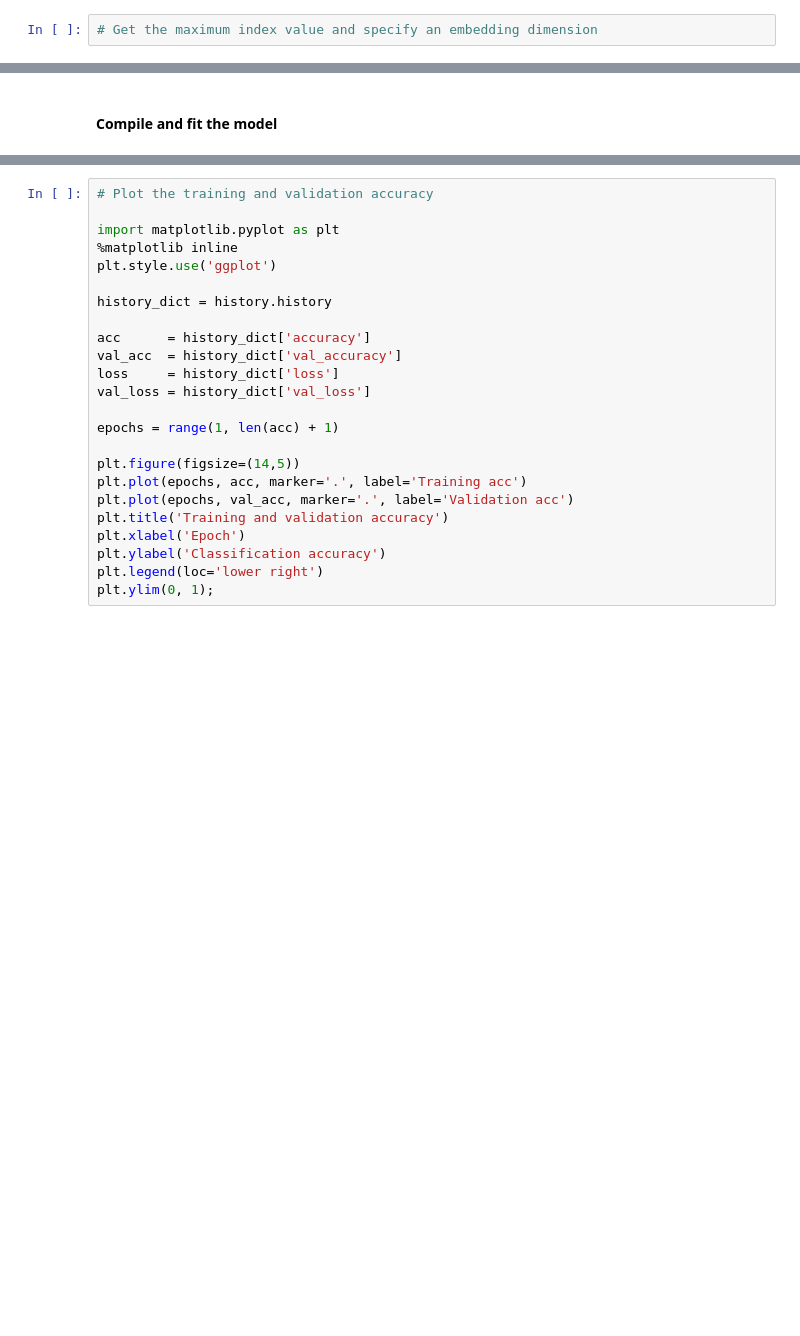
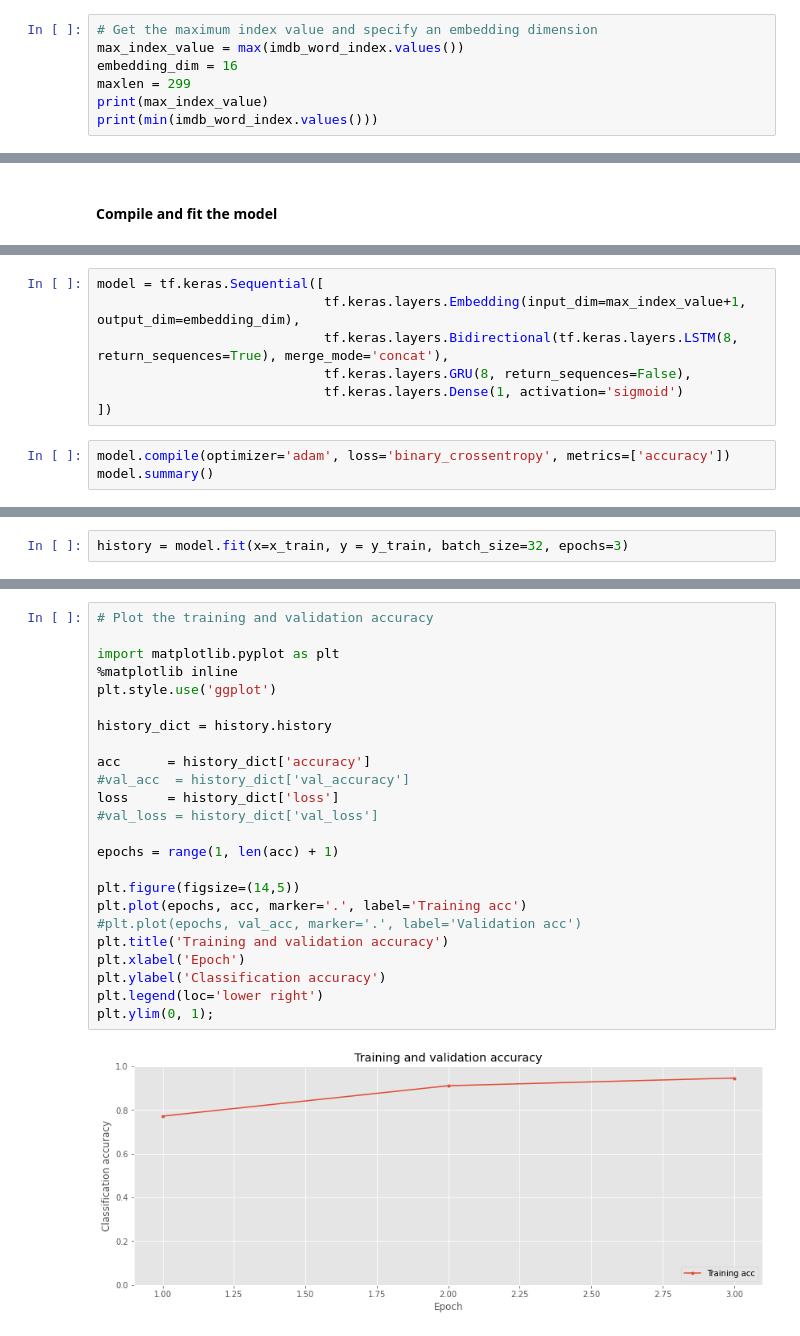
Before and after one commit to ravitata/tensorflow2, a Jupyter notebook: c2w3_Coding_Tutorial.ipynb, the cells around one changed output, grey strips where cells are left out. Cells and saved outputs as stored; diff of their text form; blank space fills up the shorter version.

```diff
--- a/c2w3_Coding_Tutorial.ipynb
+++ b/c2w3_Coding_Tutorial.ipynb
@@ -771,3 +780,8 @@ def get_imdb_word_index(num_words=10000, index_from=2):
 #### Build stacked and bidirectional recurrent models
 # %%
 # Get the maximum index value and specify an embedding dimension
+max_index_value = max(imdb_word_index.values())
+embedding_dim = 16
+maxlen = 299
+print(max_index_value)
+print(min(imdb_word_index.values()))
@@ -785,0 +856,10 @@ def get_imdb_word_index(num_words=10000, index_from=2):
+# %%
+model = tf.keras.Sequential([
+                             tf.keras.layers.Embedding(input_dim=max_index_value+1, output_dim=embedding_dim),
+                             tf.keras.layers.Bidirectional(tf.keras.layers.LSTM(8, return_sequences=True), merge_mode='concat'),
+                             tf.keras.layers.GRU(8, return_sequences=False),
+                             tf.keras.layers.Dense(1, activation='sigmoid')
+])
+# %%
+model.compile(optimizer='adam', loss='binary_crossentropy', metrics=['accuracy'])
+model.summary()
@@ -785,0 +883,2 @@ def get_imdb_word_index(num_words=10000, index_from=2):
+# %%
+history = model.fit(x=x_train, y = y_train, batch_size=32, epochs=3)
@@ -786,24 +892,26 @@ def get_imdb_word_index(num_words=10000, index_from=2):
 # %%
 # Plot the training and validation accuracy
 
 import matplotlib.pyplot as plt
 %matplotlib inline
 plt.style.use('ggplot')
 
 history_dict = history.history
 
 acc      = history_dict['accuracy']
-val_acc  = history_dict['val_accuracy']
+#val_acc  = history_dict['val_accuracy']
 loss     = history_dict['loss']
-val_loss = history_dict['val_loss']
+#val_loss = history_dict['val_loss']
 
 epochs = range(1, len(acc) + 1)
 
 plt.figure(figsize=(14,5))
 plt.plot(epochs, acc, marker='.', label='Training acc')
-plt.plot(epochs, val_acc, marker='.', label='Validation acc')
+#plt.plot(epochs, val_acc, marker='.', label='Validation acc')
 plt.title('Training and validation accuracy')
 plt.xlabel('Epoch')
 plt.ylabel('Classification accuracy')
 plt.legend(loc='lower right')
 plt.ylim(0, 1);
+# %% [output]
+[figure, added]
```
Also changed, not shown: parts of 14 cells of this notebook.
